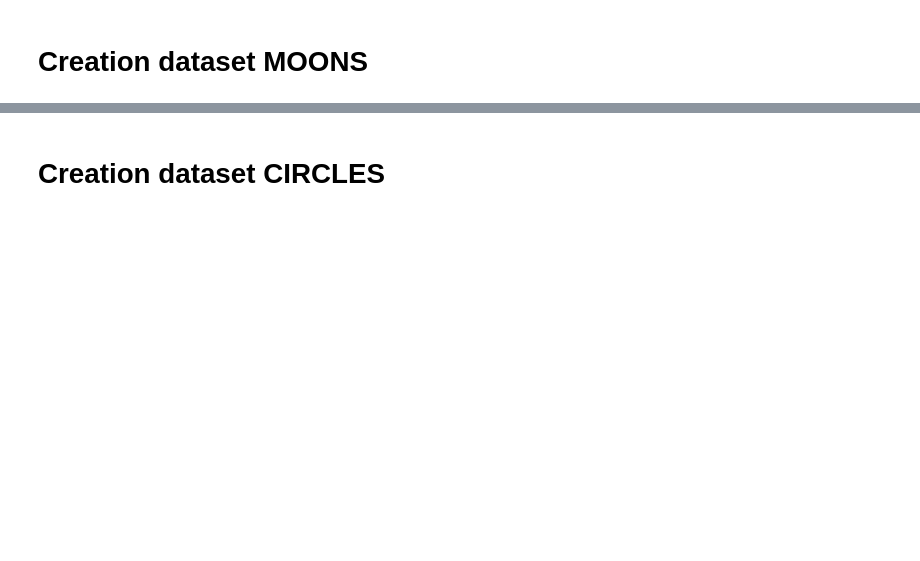
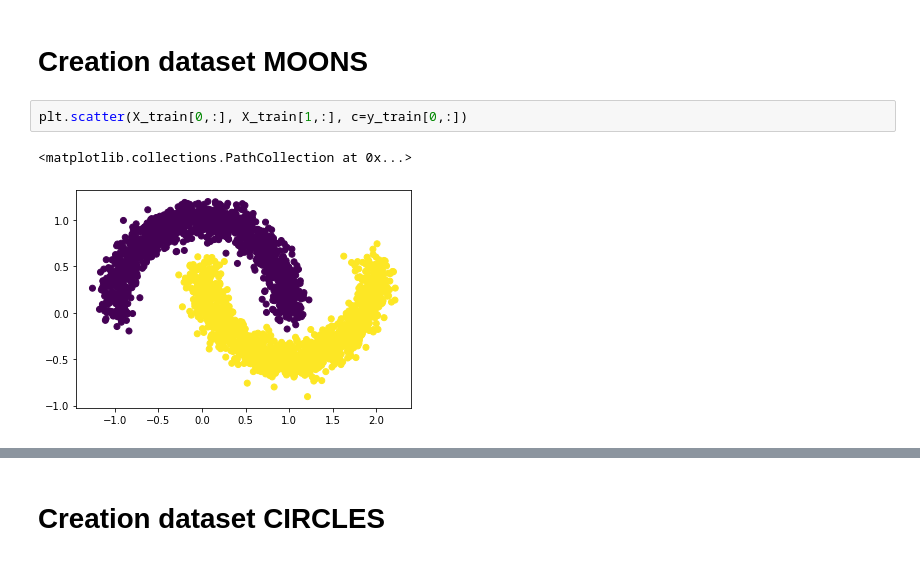
Before and after one commit to ywsyws/DNN-in-POO, a Jupyter notebook: DNN_L-layer_POO.ipynb, the cells around one changed output, grey strips where cells are left out. Drawn from its saved outputs; the diff is of its cells as text; blank space fills up the shorter version.

```diff
--- a/DNN_L-layer_POO.ipynb
+++ b/DNN_L-layer_POO.ipynb
@@ -275,2 +283,7 @@ plt.scatter(X[0,:], X[1,:], c=Y_pred[0,:])
 # %% [markdown]
 # Creation dataset MOONS
+# %%
+plt.scatter(X_train[0,:], X_train[1,:], c=y_train[0,:])
+# %% [output]
+<matplotlib.collections.PathCollection at 0x...>
+[figure, added]
```
Also changed, not shown: parts of 11 cells of this notebook.
